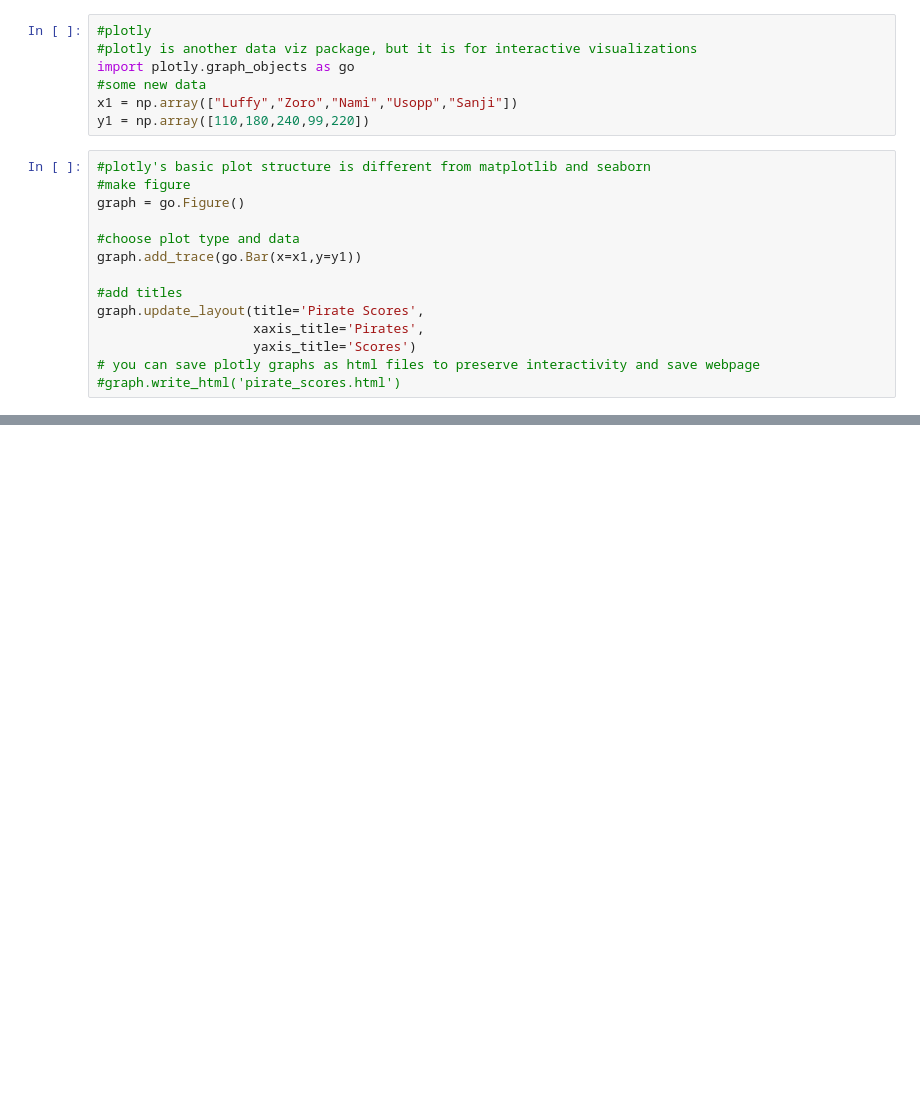
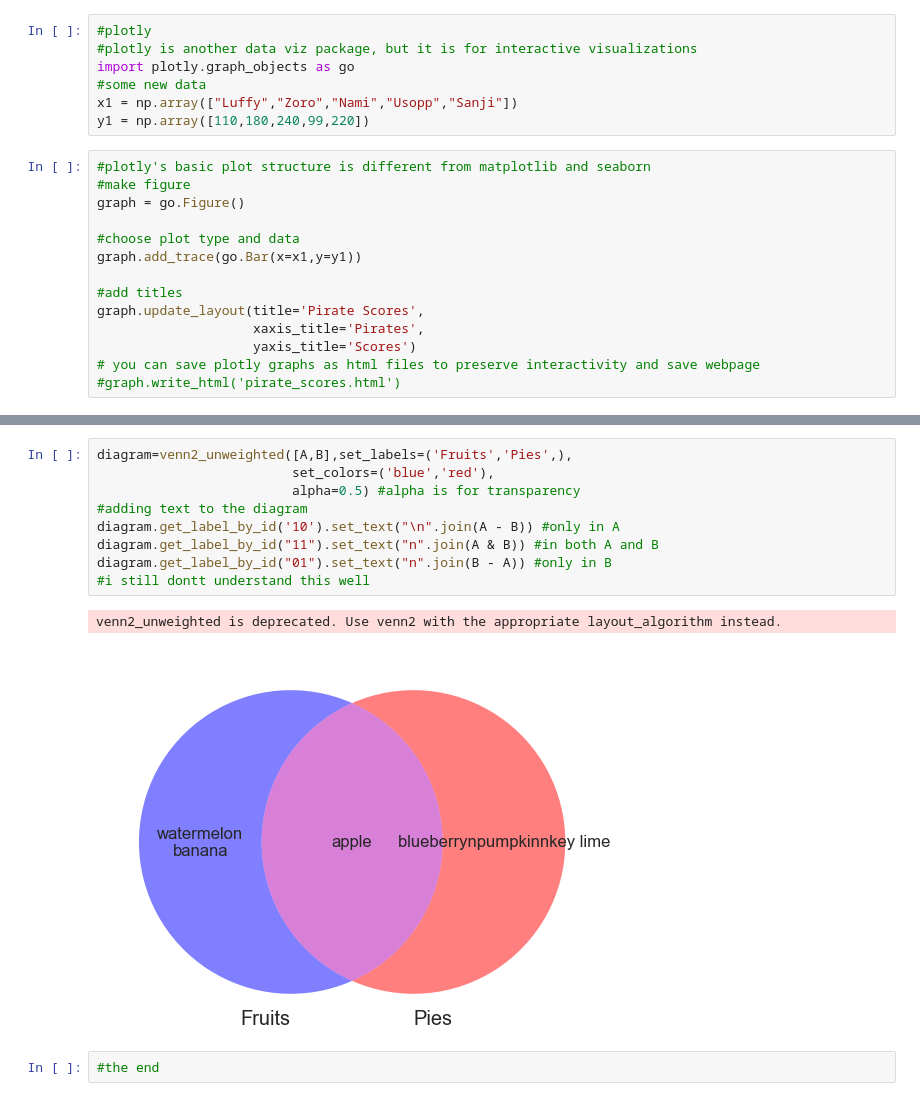
Before and after one commit to evankchan/visualization, a Jupyter notebook: 02_activities/assignments/participation/lecture01_03_04.ipynb, the cells around one changed output, grey strips where cells are left out. Cells and saved outputs as stored; diff of their text form; blank space fills up the shorter version.

```diff
--- a/02_activities/assignments/participation/lecture01_03_04.ipynb
+++ b/02_activities/assignments/participation/lecture01_03_04.ipynb
@@ -608,0 +704,14 @@ graph.add_trace(go.Scatter(x=x1,y=y1,mode='markers',
+# %%
+diagram=venn2_unweighted([A,B],set_labels=('Fruits','Pies',),
+                         set_colors=('blue','red'),
+                         alpha=0.5) #alpha is for transparency
+#adding text to the diagram
+diagram.get_label_by_id('10').set_text("\n".join(A - B)) #only in A
+diagram.get_label_by_id("11").set_text("n".join(A & B)) #in both A and B
+diagram.get_label_by_id("01").set_text("n".join(B - A)) #only in B
+#i still dontt understand this well
+# %% [output]
+venn2_unweighted is deprecated. Use venn2 with the appropriate layout_algorithm instead.
+[figure, added]
+# %%
+#the end
```
Also changed, not shown: parts of 7 cells of this notebook.
